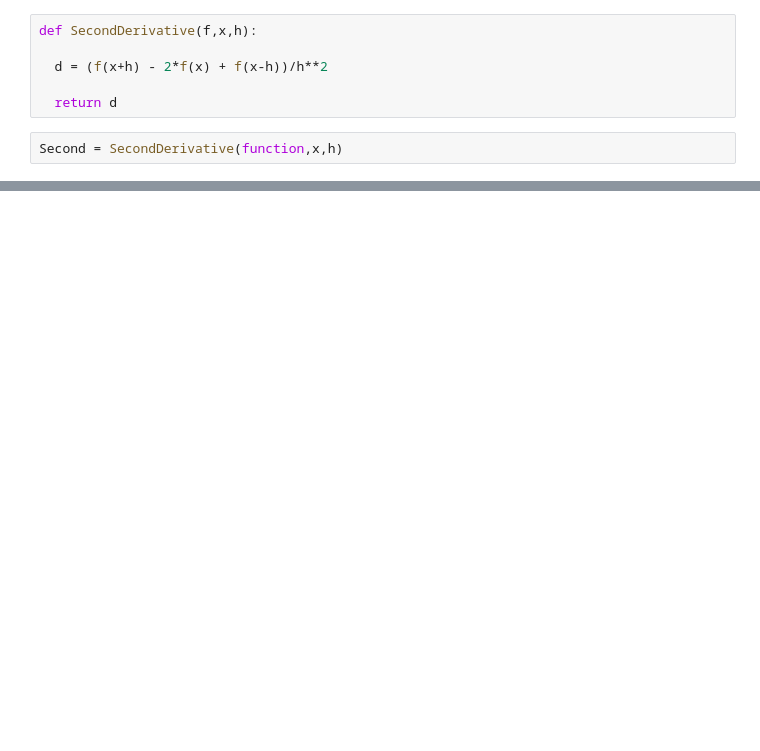
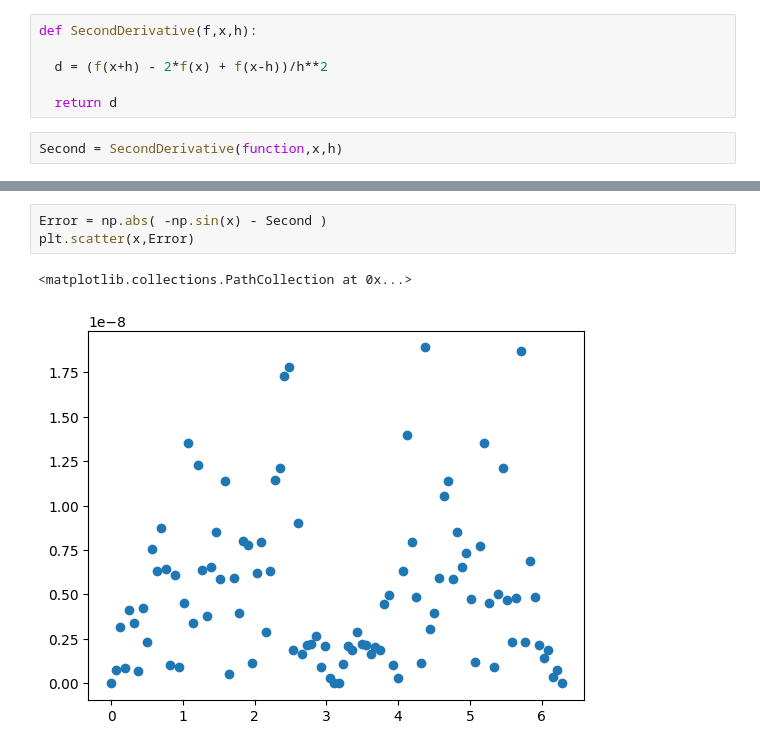
Before and after one commit to asegura4488/MetodosComputacionales1, a Jupyter notebook: Semana3/Derivacion.ipynb, the cells around one changed output, grey strips where cells are left out. Cells and saved outputs as stored; diff of their text form; blank space fills up the shorter version.

```diff
--- a/Semana3/Derivacion.ipynb
+++ b/Semana3/Derivacion.ipynb
@@ -88,0 +90,6 @@ plt.plot(x,-np.sin(x))
+# %%
+Error = np.abs( -np.sin(x) - Second )
+plt.scatter(x,Error)
+# %% [output]
+<matplotlib.collections.PathCollection at 0x...>
+[figure, added]
```
Also changed, not shown: parts of 4 cells of this notebook.
